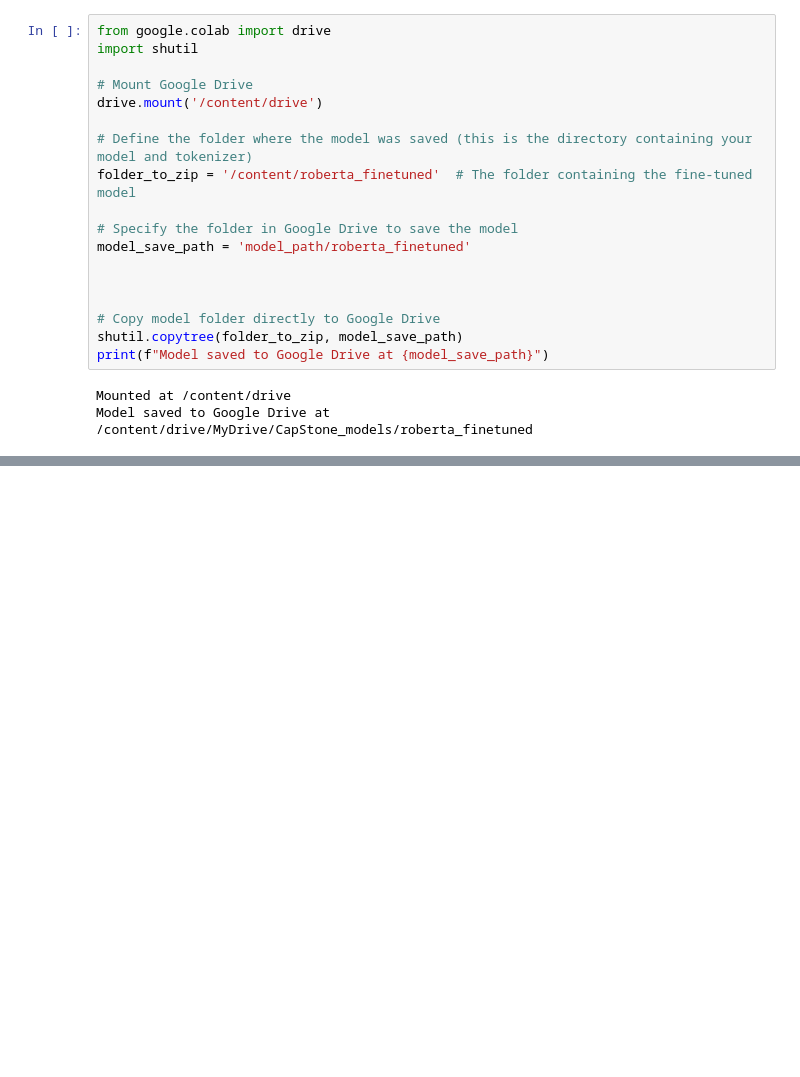
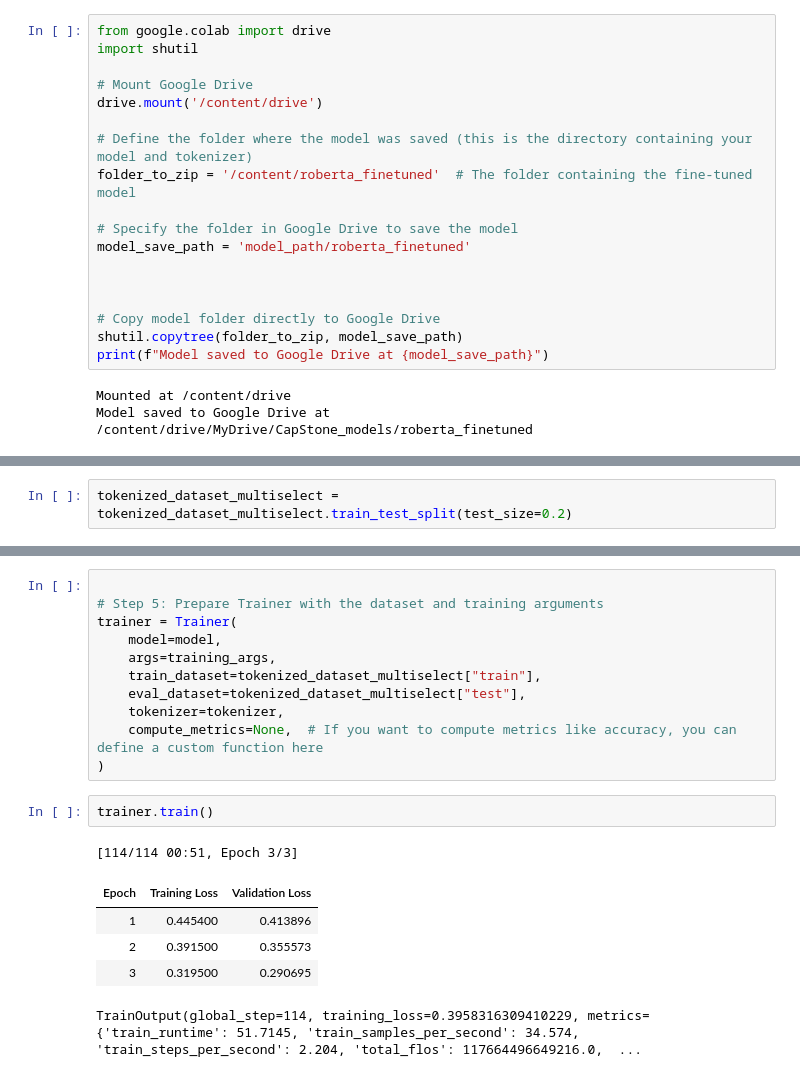
Before and after one commit to Michel-p16/PDS-Project, a Jupyter notebook: capstone.ipynb, the cells around one changed output, grey strips where cells are left out. Saved outputs shown, nothing was run; the diff lists cells and outputs as text; blank space fills up the shorter version.

```diff
--- a/capstone.ipynb
+++ b/capstone.ipynb
@@ -331,0 +451,2 @@ Model saved to Google Drive at /content/drive/MyDrive/CapStone_models/roberta_fi
+# %%
+tokenized_dataset_multiselect = tokenized_dataset_multiselect.train_test_split(test_size=0.2)
@@ -331,0 +501,20 @@ Model saved to Google Drive at /content/drive/MyDrive/CapStone_models/roberta_fi
+# %%
+
+# Step 5: Prepare Trainer with the dataset and training arguments
+trainer = Trainer(
+    model=model,
+    args=training_args,
+    train_dataset=tokenized_dataset_multiselect["train"],
+    eval_dataset=tokenized_dataset_multiselect["test"],
+    tokenizer=tokenizer,
+    compute_metrics=None,  # If you want to compute metrics like accuracy, you can define a custom function here
+)
+# %%
+trainer.train()
+# %% [output]
+[114/114 00:51, Epoch 3/3]
+| Epoch | Training Loss | Validation Loss |
+| 1 | 0.445400 | 0.413896 |
+| 2 | 0.391500 | 0.355573 |
+| 3 | 0.319500 | 0.290695 |
+TrainOutput(global_step=114, training_loss=0.3958316309410229, metrics={'train_runtime': 51.7145, 'train_samples_per_second': 34.574, 'train_steps_per_second': 2.204, 'total_flos': 117664496649216.0,  ...
```
Also changed, not shown: parts of 20 cells of this notebook.
